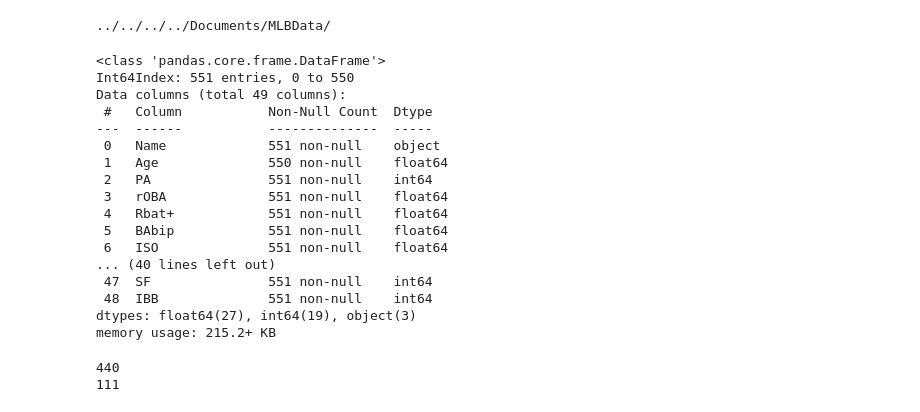
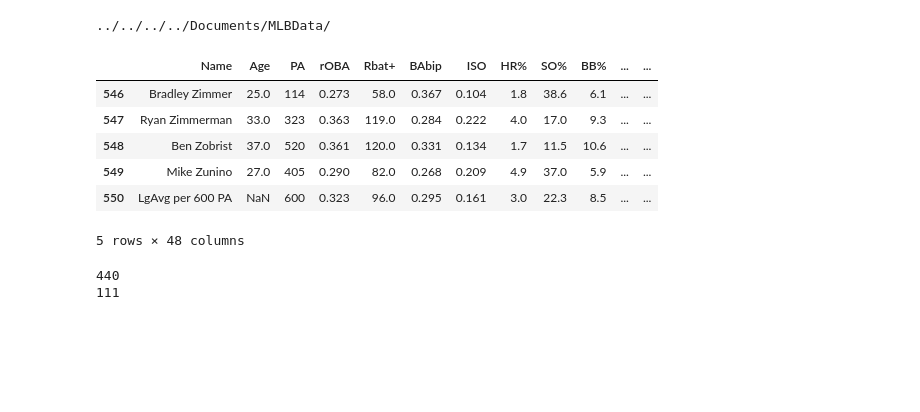
Before and after one commit to jhein1892/fantasy_ML_batters, a Jupyter notebook: Batter.ipynb, the cells around one changed output. Saved outputs shown, nothing was run; the diff lists cells and outputs as text; code cells hidden in the pictures; blank space fills up the shorter version.

```diff
--- a/Batter.ipynb
+++ b/Batter.ipynb
@@ -41,23 +33,14 @@ for value in percentValues:
 # %%
 total_stats = pd.merge(advanced, standard, on='Name-additional', how='outer')
-# %%
-total_stats.info()
-# %% [output]
-<class 'pandas.core.frame.DataFrame'>
-Int64Index: 551 entries, 0 to 550
-Data columns (total 49 columns):
- #   Column           Non-Null Count  Dtype
----  ------           --------------  -----
- 0   Name             551 non-null    object
- 1   Age              550 non-null    float64
- 2   PA               551 non-null    int64
- 3   rOBA             551 non-null    float64
- 4   Rbat+            551 non-null    float64
- 5   BAbip            551 non-null    float64
- 6   ISO              551 non-null    float64
-... (40 lines left out)
- 47  SF               551 non-null    int64
- 48  IBB              551 non-null    int64
-dtypes: float64(27), int64(19), object(3)
-memory usage: 215.2+ KB
+# %%
+# total_stats.info()
+total_stats.tail()
+# %% [output]
+|  | Name | Age | PA | rOBA | Rbat+ | BAbip | ISO | HR% | SO% | BB% | ... | ... |
+| 546 | Bradley Zimmer | 25.0 | 114 | 0.273 | 58.0 | 0.367 | 0.104 | 1.8 | 38.6 | 6.1 | ... | ... |
+| 547 | Ryan Zimmerman | 33.0 | 323 | 0.363 | 119.0 | 0.284 | 0.222 | 4.0 | 17.0 | 9.3 | ... | ... |
+| 548 | Ben Zobrist | 37.0 | 520 | 0.361 | 120.0 | 0.331 | 0.134 | 1.7 | 11.5 | 10.6 | ... | ... |
+| 549 | Mike Zunino | 27.0 | 405 | 0.290 | 82.0 | 0.268 | 0.209 | 4.9 | 37.0 | 5.9 | ... | ... |
+| 550 | LgAvg per 600 PA | NaN | 600 | 0.323 | 96.0 | 0.295 | 0.161 | 3.0 | 22.3 | 8.5 | ... | ... |
+5 rows × 48 columns
 # %%
```
Also changed, not shown: parts of 11 cells of this notebook.
